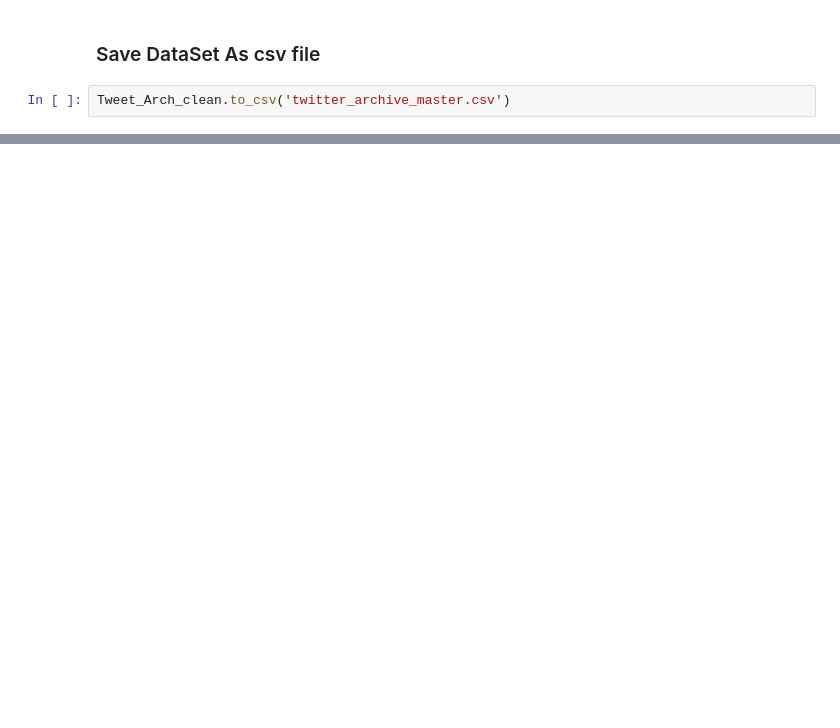
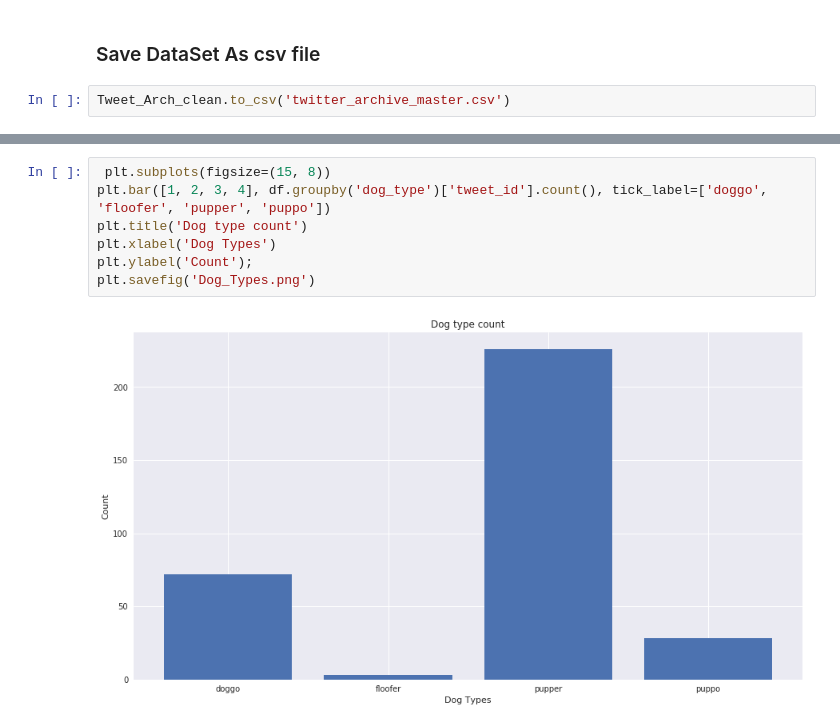
Before and after one commit to faizzal/Wrangling-Data-and-Analysis-WeRateDog, a Jupyter notebook: wrangle_act.ipynb, the cells around one changed output, grey strips where cells are left out. Saved outputs shown, nothing was run; the diff lists cells and outputs as text; blank space fills up the shorter version.

```diff
--- a/wrangle_act.ipynb
+++ b/wrangle_act.ipynb
@@ -923,0 +1028,9 @@ Tweet_Arch_clean.to_csv('twitter_archive_master.csv')
+# %%
+ plt.subplots(figsize=(15, 8))
+plt.bar([1, 2, 3, 4], df.groupby('dog_type')['tweet_id'].count(), tick_label=['doggo', 'floofer', 'pupper', 'puppo'])
+plt.title('Dog type count')
+plt.xlabel('Dog Types')
+plt.ylabel('Count');
+plt.savefig('Dog_Types.png')
+# %% [output]
+[figure, added]
```
Also changed, not shown: parts of 28 cells of this notebook.
